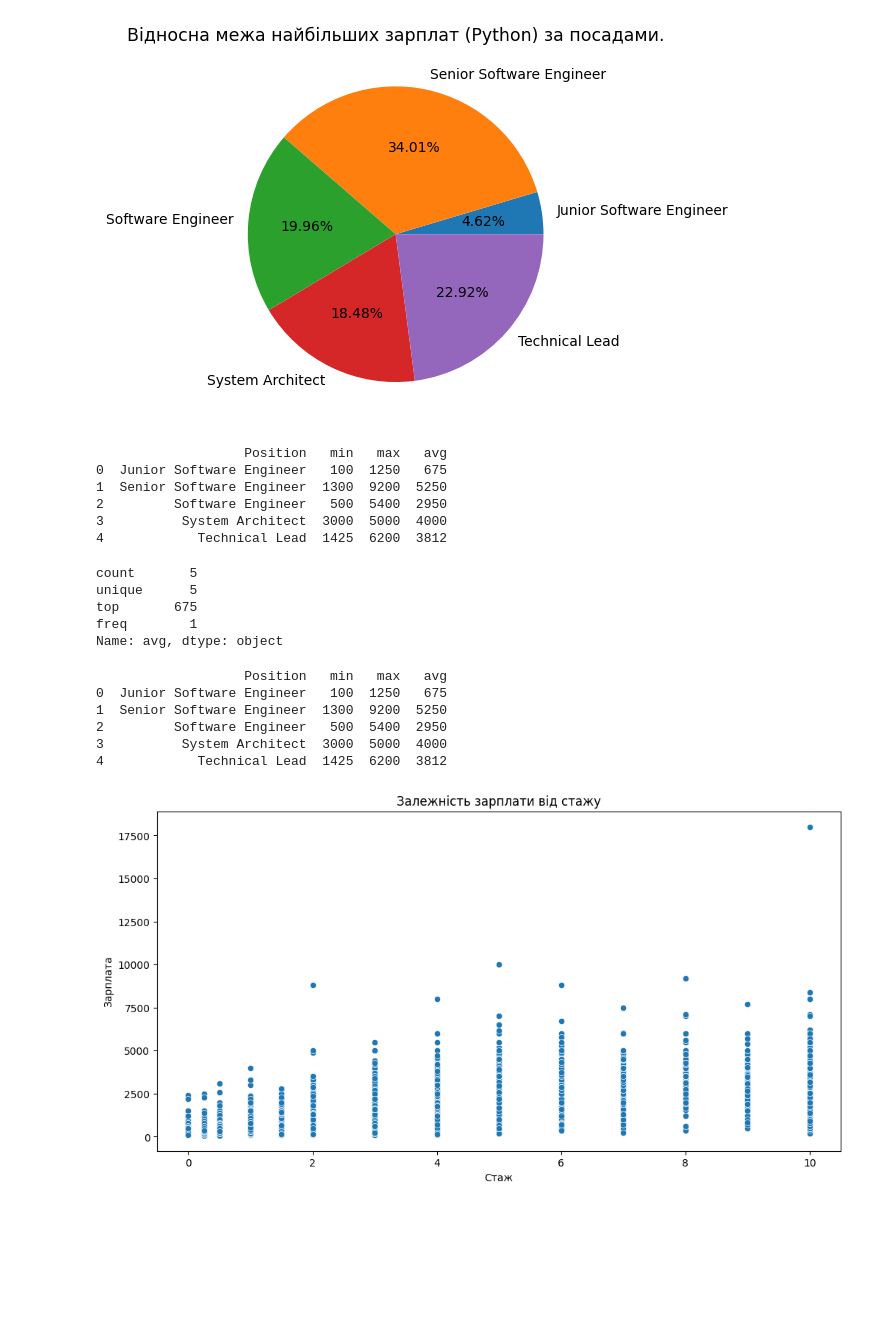
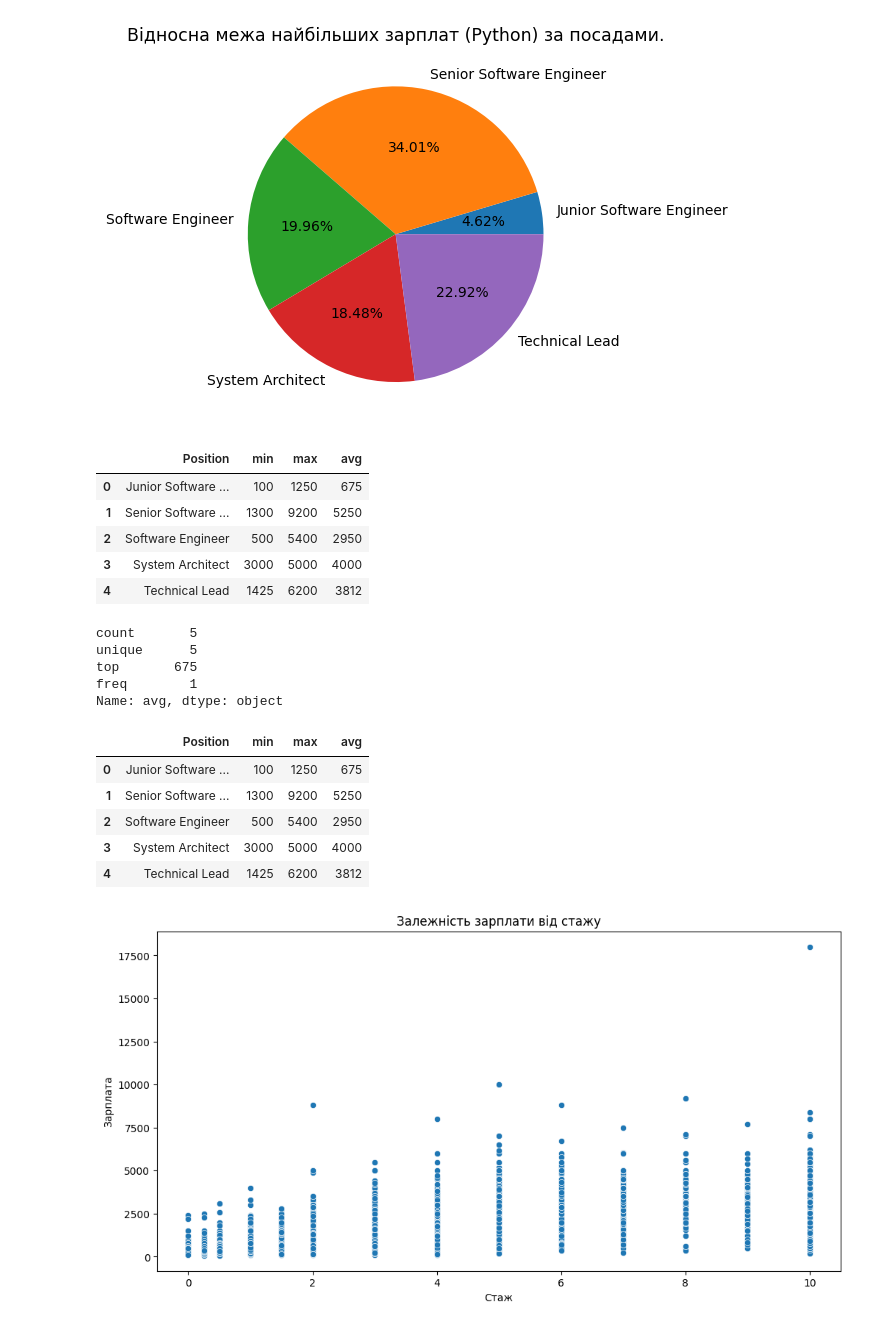
Before and after one commit to AndriyBatig1992/DATA_Homework2-, a Jupyter notebook: HW2.2.ipynb, the cells around one changed output. Cells and saved outputs as stored; diff of their text form; code cells hidden in the pictures; blank space fills up the shorter version.

```diff
--- a/HW2.2.ipynb
+++ b/HW2.2.ipynb
@@ -198,19 +198,19 @@ plt.show()
 # %%
 #Створіть функцію fill_avg_salary, яка повертатиме середнє значення заробітної плати на місяць. Використовуйте її для методу apply та створіть новий стовпчик "avg"
 def fill_avg_salary(salary):
     return str(int(salary.mean()))
 
 aggregated_data['avg'] = aggregated_data.apply(fill_avg_salary, axis=1)
 aggregated_data = aggregated_data.reset_index()
 aggregated_data.columns = ['Position', 'min', 'max', 'avg']
-print(aggregated_data.head())
+aggregated_data.head()
 # %% [output]
-                   Position   min   max   avg
-0  Junior Software Engineer   100  1250   675
-1  Senior Software Engineer  1300  9200  5250
-2         Software Engineer   500  5400  2950
-3          System Architect  3000  5000  4000
-4            Technical Lead  1425  6200  3812
+|  | Position | min | max | avg |
+| 0 | Junior Software ... | 100 | 1250 | 675 |
+| 1 | Senior Software ... | 1300 | 9200 | 5250 |
+| 2 | Software Engineer | 500 | 5400 | 2950 |
+| 3 | System Architect | 3000 | 5000 | 4000 |
+| 4 | Technical Lead | 1425 | 6200 | 3812 |
 # %%
 #Створіть описову статистику за допомогою методу describe для нового стовпчика.
 avg_stats = aggregated_data['avg'].describe()
@@ -223,14 +223,14 @@ freq        1
 Name: avg, dtype: object
 # %%
 aggregated_data.to_csv('salary.csv', index=False)
-print(pd.read_csv('salary.csv'))
+pd.read_csv('salary.csv')
 # %% [output]
-                   Position   min   max   avg
-0  Junior Software Engineer   100  1250   675
-1  Senior Software Engineer  1300  9200  5250
-2         Software Engineer   500  5400  2950
-3          System Architect  3000  5000  4000
-4            Technical Lead  1425  6200  3812
+|  | Position | min | max | avg |
+| 0 | Junior Software ... | 100 | 1250 | 675 |
+| 1 | Senior Software ... | 1300 | 9200 | 5250 |
+| 2 | Software Engineer | 500 | 5400 | 2950 |
+| 3 | System Architect | 3000 | 5000 | 4000 |
+| 4 | Technical Lead | 1425 | 6200 | 3812 |
 # %%
 fig, ax = plt.subplots(figsize=(10, 6))
 sns.scatterplot(data=table, x="exp", y="salary")
```
Also changed, not shown: parts of 2 cells of this notebook.
